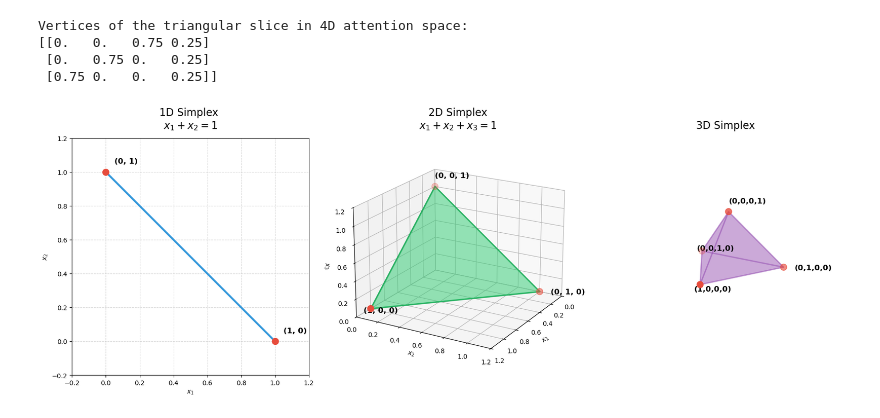
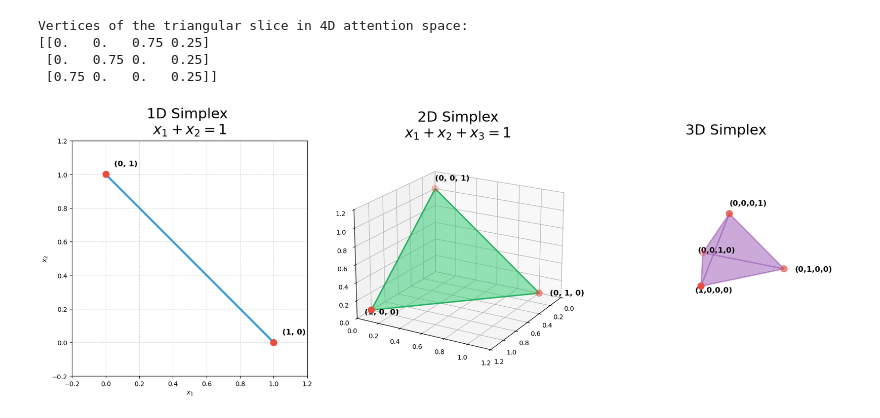
Before and after one commit to ardenpalme/nanoGPT, a Jupyter notebook: Transformer_Nullspace.ipynb, the cells around one changed output. Drawn from its saved outputs; the diff is of its cells as text; code cells hidden in the pictures.

```diff
--- a/Transformer_Nullspace.ipynb
+++ b/Transformer_Nullspace.ipynb
@@ -531,7 +531,7 @@ ax1.set_ylim(-0.2, 1.2)
 ax1.set_aspect('equal')
 ax1.set_xlabel('$x_1$')
 ax1.set_ylabel('$x_2$')
-ax1.set_title("1D Simplex \n$x_1 + x_2 = 1$", fontsize=16, pad=15)
+ax1.set_title("1D Simplex \n$x_1 + x_2 = 1$", fontsize=22, pad=10)
 ax1.grid(True, linestyle='--', alpha=0.5)
 
 # ==========================================
@@ -559,11 +559,8 @@ ax2.text(0, 0, 1.1, '(0, 0, 1)', fontsize=12, fontweight='bold')
 ax2.set_xlim([0, 1.2])
 ax2.set_ylim([0, 1.2])
 ax2.set_zlim([0, 1.2])
-ax2.set_xlabel('$x_1$')
-ax2.set_ylabel('$x_2$')
-ax2.set_zlabel('$x_3$')
 ax2.view_init(elev=20, azim=30)
-ax2.set_title("2D Simplex\n$x_1 + x_2 + x_3 = 1$", fontsize=16, pad=15)
+ax2.set_title("2D Simplex\n$x_1 + x_2 + x_3 = 1$", fontsize=22, pad=5)
 
 # ==========================================
 # 3. 3D Simplex (A Tetrahedron representing R^4 projected to 3D)
@@ -583,32 +580,32 @@ labels_3d = ['(0,0,0,1)', '(1,0,0,0)', '(0,1,0,0)', '(0,0,1,0)']
 faces = [
     [pts_3d[0], pts_3d[1], pts_3d[2]],
     [pts_3d[0], pts_3d[1], pts_3d[3]],
     [pts_3d[0], pts_3d[2], pts_3d[3]],
     [pts_3d[1], pts_3d[2], pts_3d[3]]
 ]
 
 # Draw the solid tetrahedron
 poly_3d = Poly3DCollection(faces, alpha=0.3, facecolor='#9b59b6', edgecolor='#8e44ad', linewidths=2)
 ax3.add_collection3d(poly_3d)
 
 # Draw vertices
 ax3.scatter(pts_3d[:, 0], pts_3d[:, 1], pts_3d[:, 2], color='#e74c3c', s=100, zorder=5)
 
 # Add original 4D coordinate labels
 for i, label in enumerate(labels_3d):
     ax3.text(pts_3d[i, 0]*1.2, pts_3d[i, 1]*1.2, pts_3d[i, 2]*1.2, label, fontsize=12, fontweight='bold')
 
 # Aesthetics and symmetric sizing
 max_val = np.max(np.abs(pts_3d)) * 1.3
 ax3.set_xlim([-max_val, max_val])
 ax3.set_ylim([-max_val, max_val])
 ax3.set_zlim([-max_val, max_val])
 ax3.view_init(elev=20, azim=30)
 ax3.set_axis_off()
-ax3.set_title("3D Simplex", fontsize=16, pad=15)
+ax3.set_title("3D Simplex", fontsize=22, pad=10)
 
 # Render and Save
 plt.tight_layout()
 plt.savefig('simplices_1d_2d_3d.png', dpi=300, bbox_inches='tight')
 # %% [output]
-[figure, old version]
+[figure, new version]
```
Also changed, not shown: 1 other file.
